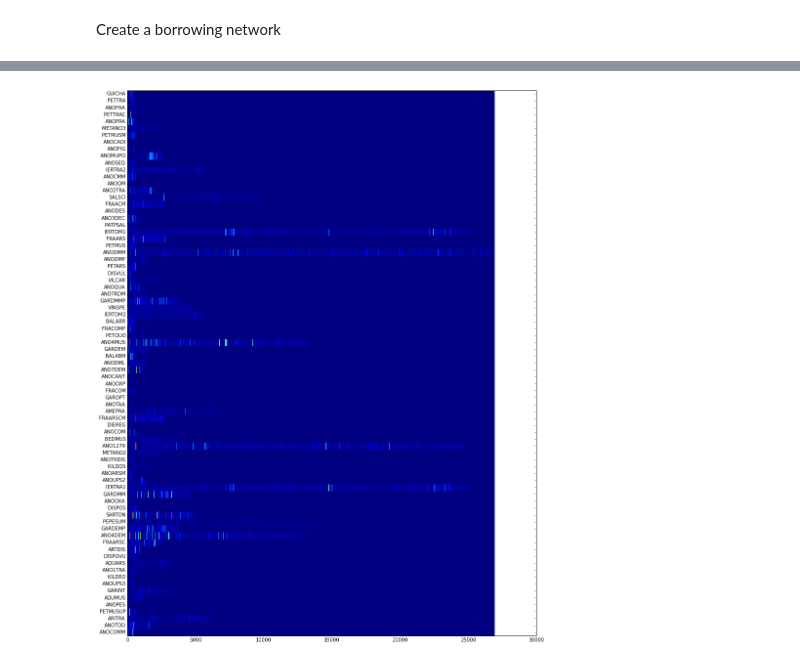
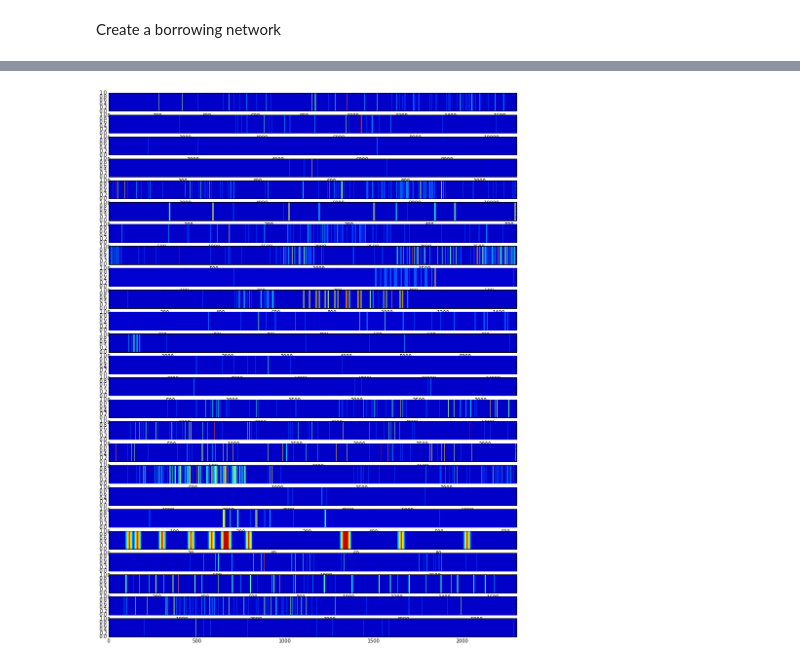
Before and after one commit to eamonnbell/tml-corpus, a Jupyter notebook: TML Corpus Study.ipynb, the cells around one changed output, grey strips where cells are left out. Drawn from its saved outputs; the diff is of its cells as text; code cells hidden in the pictures.

Commit message:
Add Viral Text methods.

```diff
--- a/TML Corpus Study.ipynb
+++ b/TML Corpus Study.ipynb
@@ -122,6 +121,13 @@ for soup in soups:
 len(corpus)
 # %% [output]
 807
+# %%
+# Write texts stripped of boilerplate
+import unidecode
+
+for item in corpus:
+    with open('./corpus/body/{}.txt'.format(item['id']), 'w') as f:
+        f.write(unidecode.unidecode(item['body']))
 # %%
 def prepare_id_info_map(corpus):
     id_info_map = {}
@@ -555,6 +694,15 @@ def construct_heatmap():
         a_slice = generate_slice(index, document, bodys)
         heatmap.append(a_slice[0])
         documents_ngrams.append(a_slice[1])
+# %%
+def plot_heatmap2():
+    f, axarr = plt.subplots(len(heatmap), figsize=(15, 20))
+    for index, data in enumerate(heatmap):
+        h = np.array(data)
+        x = np.empty([2,h.shape[0]])
+        x[:,:] = h
+        axarr[index].contourf(x)
+    f.show()
 # %%
 def plot_heatmap():
     length = len(sorted(heatmap,key=len, reverse=True)[0])
@@ -570,7 +718,7 @@ documents_ngrams = []
 
 %matplotlib inline
 construct_heatmap()
-# %%
-plot_heatmap()
-# %% [output]
-[figure, removed]
+# %%
+plot_heatmap2()
+# %% [output]
+[figure, added]
```
Also changed, not shown: parts of 35 cells of this notebook, 1 other file.
